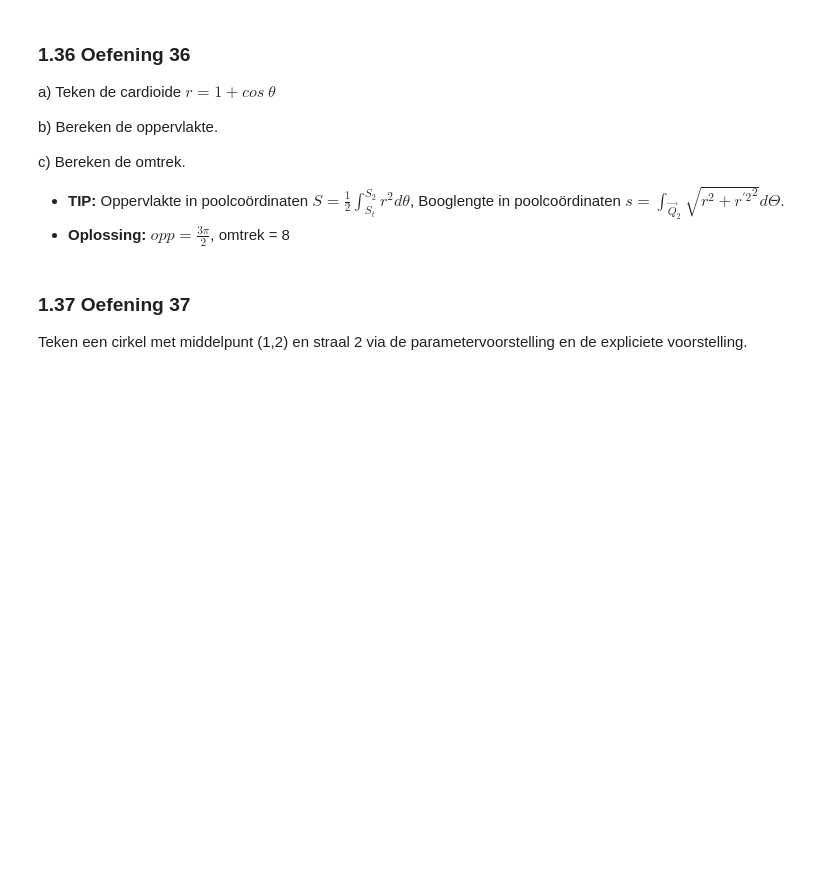
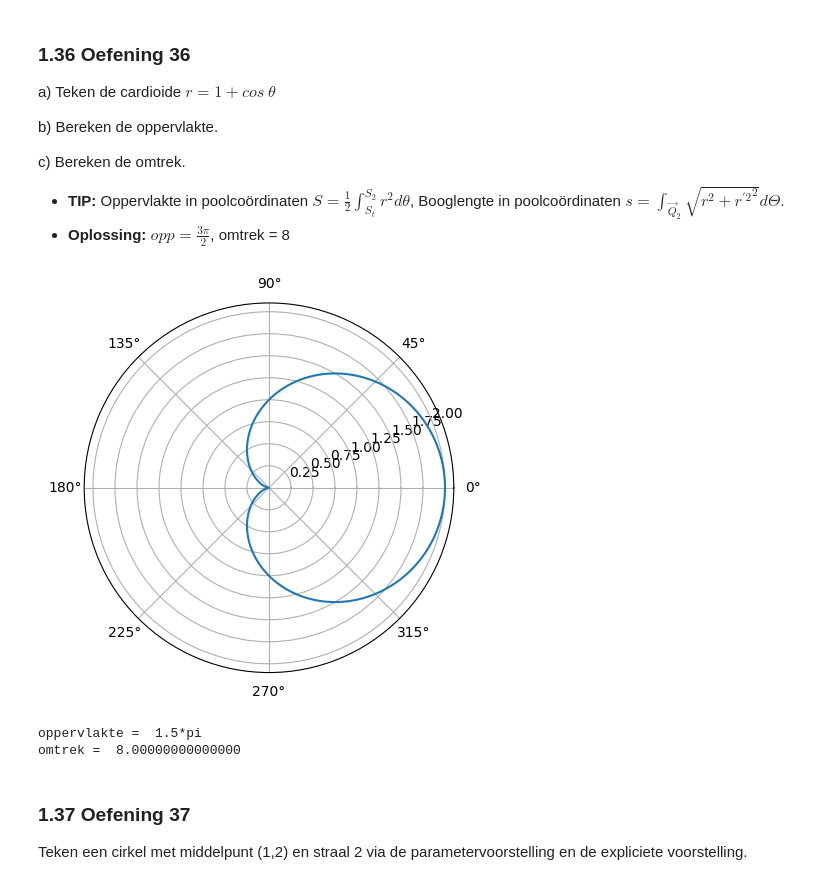
Before and after one commit to taliaXvdb/statistiekPython, a Jupyter notebook: alleOef.ipynb, the cells around one changed output. Drawn from its saved outputs; the diff is of its cells as text; code cells hidden in the pictures; blank space fills up the shorter version.

```diff
--- a/alleOef.ipynb
+++ b/alleOef.ipynb
@@ -788,6 +845,30 @@ c) Bereken de omtrek.
 
 * **TIP:** Oppervlakte in poolcoördinaten $S=\frac{1}{2}\int_{S_{t}}^{S_{2}}r^{2}d\mathcal{\theta}$, Booglengte in poolcoördinaten $s=\int_{\vec{Q}_{2}}\sqrt{r^{2}+{r^{\prime2}}^{2}}d\mathcal{\Theta}.$
 * **Oplossing:** $opp=\frac{3\pi}{2}$, omtrek = 8
+# %%
+theta = np.linspace(0,2*np.pi,400)
+r = 1 + np.cos(theta)
+plt.polar(theta, r)
+plt.show()
+# %% [output]
+[figure, added]
+# %%
+theta = sp.Symbol('theta')
+r = 1+sp.cos(theta)
+r_prime = sp.diff(r,theta)
+
+# b
+integrand_opp = (1/2) * r**2
+opp = sp.integrate(integrand_opp, (theta,0,2*sp.pi))
+print("oppervlakte = ",opp)
+
+# c
+integrand_omtrek = sp.sqrt(r**2 + r_prime**2).simplify()
+omtrek = 2* sp.integrate(integrand_omtrek, (theta,0,sp.pi))
+print("omtrek = ", omtrek.evalf())
+# %% [output]
+oppervlakte =  1.5*pi
+omtrek =  8.00000000000000
 # %% [markdown]
 ### **1.37 Oefening 37**
 Teken een cirkel met middelpunt (1,2) en straal 2 via de parametervoorstelling en de expliciete voorstelling.
```
Also changed, not shown: parts of 98 cells of this notebook, 3 other files.
